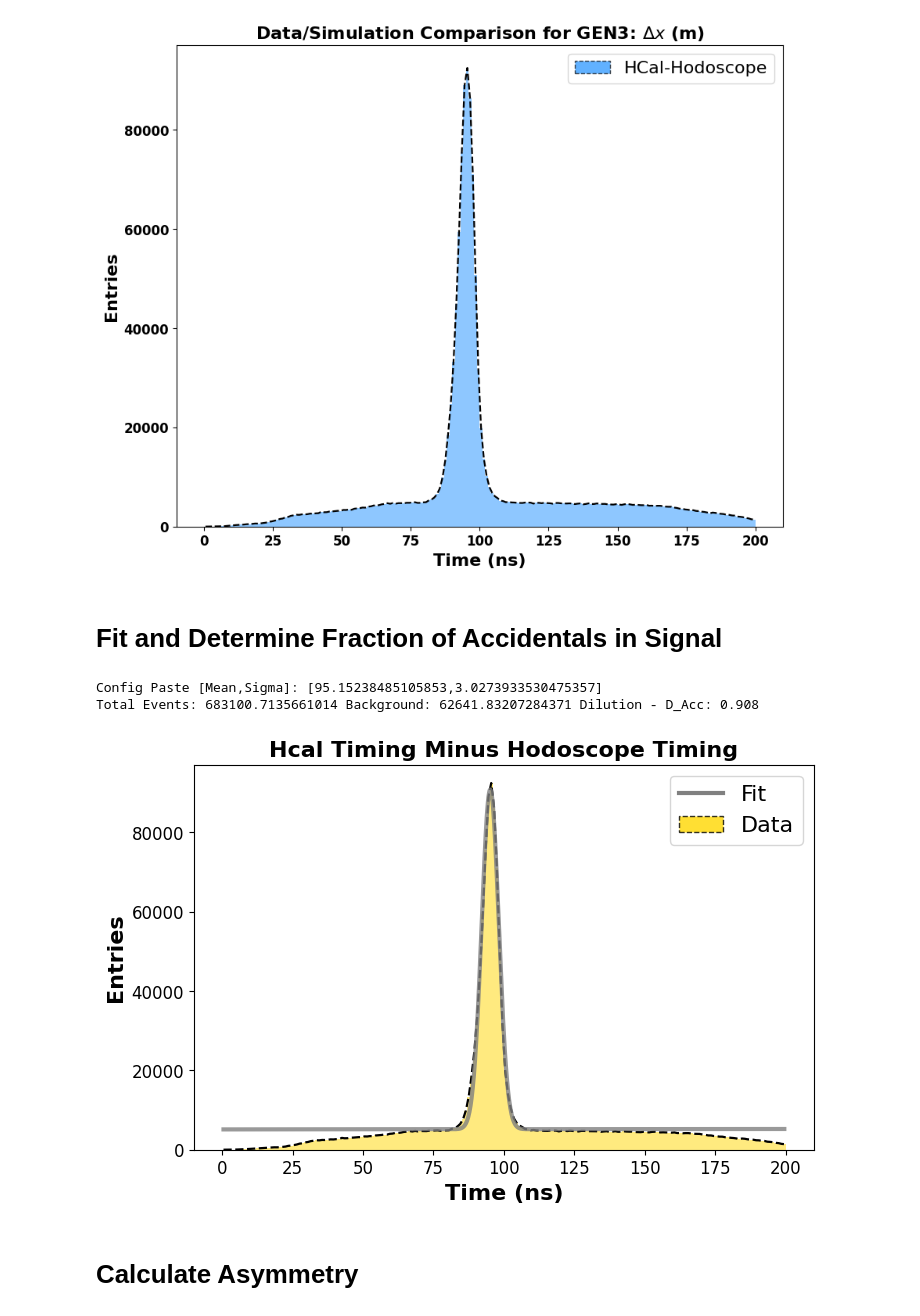
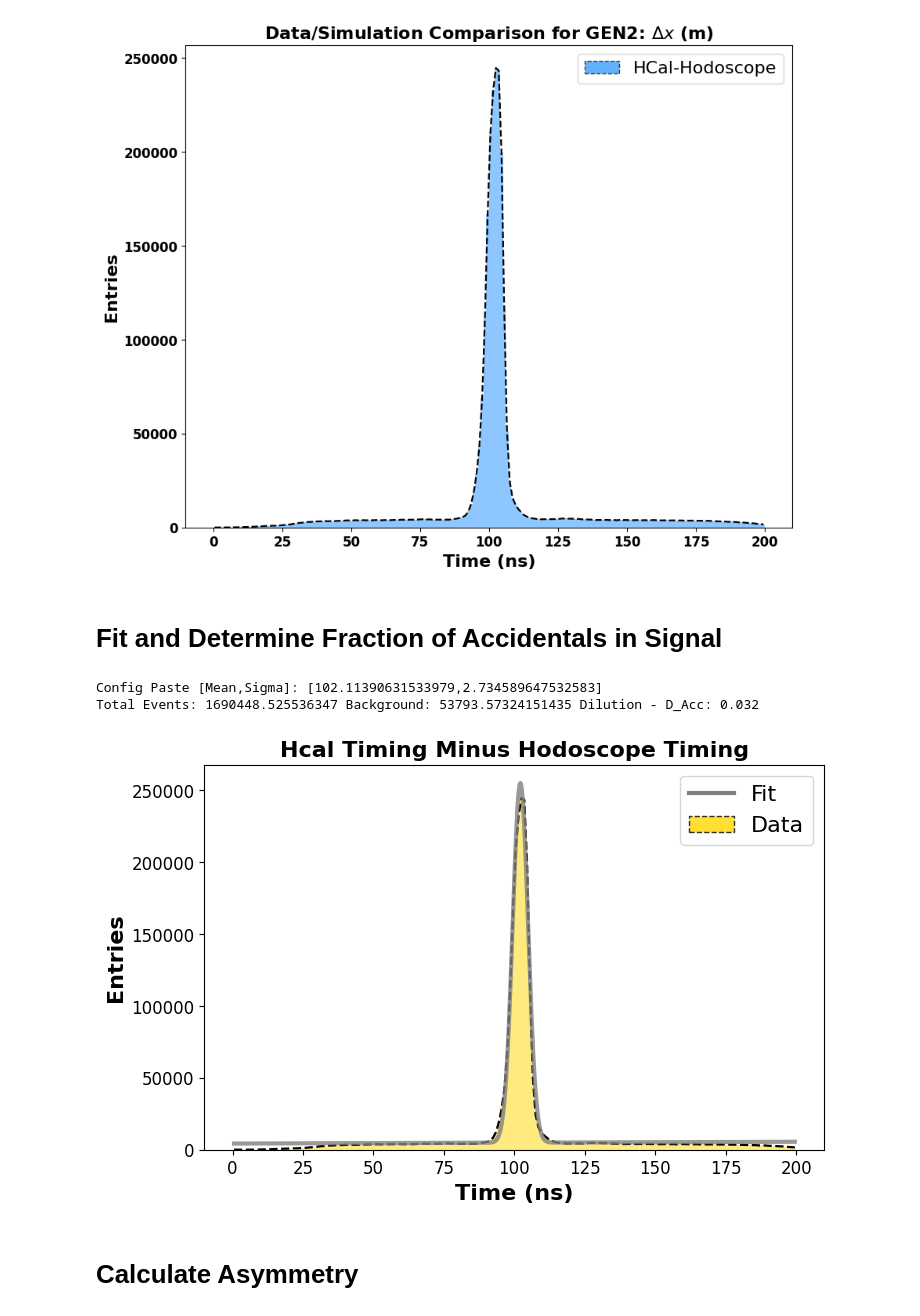
Before and after one commit to hp4xz/GEnAnalysis, a Jupyter notebook: analysis/CORRECTION_Accidentals.ipynb, the cells around one changed output. Saved outputs shown, nothing was run; the diff lists cells and outputs as text; code cells hidden in the pictures.

```diff
--- a/analysis/CORRECTION_Accidentals.ipynb
+++ b/analysis/CORRECTION_Accidentals.ipynb
@@ -25,5 +27,5 @@ from scipy.integrate import quad
 # %%
-config="3"
+config="2"
 def coincidence(config):
     r.gErrorIgnoreLevel = r.kError  # Suppress Info and Warning messages
 
@@ -165,7 +183,7 @@ plt.ylabel('Entries',fontsize=fs,fontweight=fw)
 
 plt.show()
 # %% [output]
-[figure, old version]
+[figure, new version]
 # %% [markdown]
 # Fit and Determine Fraction of Accidentals in Signal
 # %%
@@ -211,43 +229,43 @@ background_events, _ = quad(pol1, x_min, x_max, args=(c, d))
 total_events, _ = quad(fit_function, x_min, x_max, args=(a, mu, sigma, c, d))
 
 # Calculate the ratio
-ratio = np.round(1- background_events / total_events,3)
+ratio = np.round(background_events / total_events,3)
 
 print(f"Total Events: {total_events} Background: {background_events} Dilution - D_Acc: {ratio}")
 
 # Plotting the data and the fit
 
 plt.figure(figsize=(8,5))
 
 #____________Total Coincidence___________________________________________________________________________________________
 bin_centers,bin_contents=coin
 plt.bar(bin_centers, bin_contents, width=(bin_centers[1] - bin_centers[0]), align='center', alpha=0.5,color='gold',label="Total Fit = bg+simN+simP")
 plt.plot(bin_centers, bin_contents,'--',color='black',linewidth=lw)
 #___________________________________________________________________________________________________________
 
 x_fit = np.linspace(min(bin_centers), max(bin_centers), 1000)
 plt.plot(x_fit, fit_function(x_fit, *params), 'grey',alpha=.8,linewidth=3, label='Fit')
 
 legend_elements = [
      Line2D([0], [0], color='grey', linewidth=3, linestyle='-', label='Fit'),
     Patch(facecolor='gold', edgecolor='black', linestyle='--', label='Data',alpha=.8)]
 plt.title('Hcal Timing Minus Hodoscope Timing',fontsize=fs,fontweight=fw)
 
 plt.legend(handles=legend_elements,loc='upper right',fontsize=fs)
 plt.xticks(fontsize=fs-4)
 plt.yticks(fontsize=fs-4)
 plt.xlabel('Time (ns)',fontsize=fs,fontweight=fw)
 plt.ylabel('Entries',fontsize=fs,fontweight=fw)
 
 
 
 
 
 plt.show()
 # %% [output]
-Config Paste [Mean,Sigma]: [95.15238485105853,3.0273933530475357]
-Total Events: 683100.7135661014 Background: 62641.83207284371 Dilution - D_Acc: 0.908
+Config Paste [Mean,Sigma]: [102.11390631533979,2.734589647532583]
+Total Events: 1690448.525536347 Background: 53793.57324151435 Dilution - D_Acc: 0.032
-[figure, old version]
+[figure, new version]
 # %% [markdown]
 # Calculate Asymmetry
 # %% [markdown]
```
Also changed, not shown: parts of 9 cells of this notebook, 17 other files.
